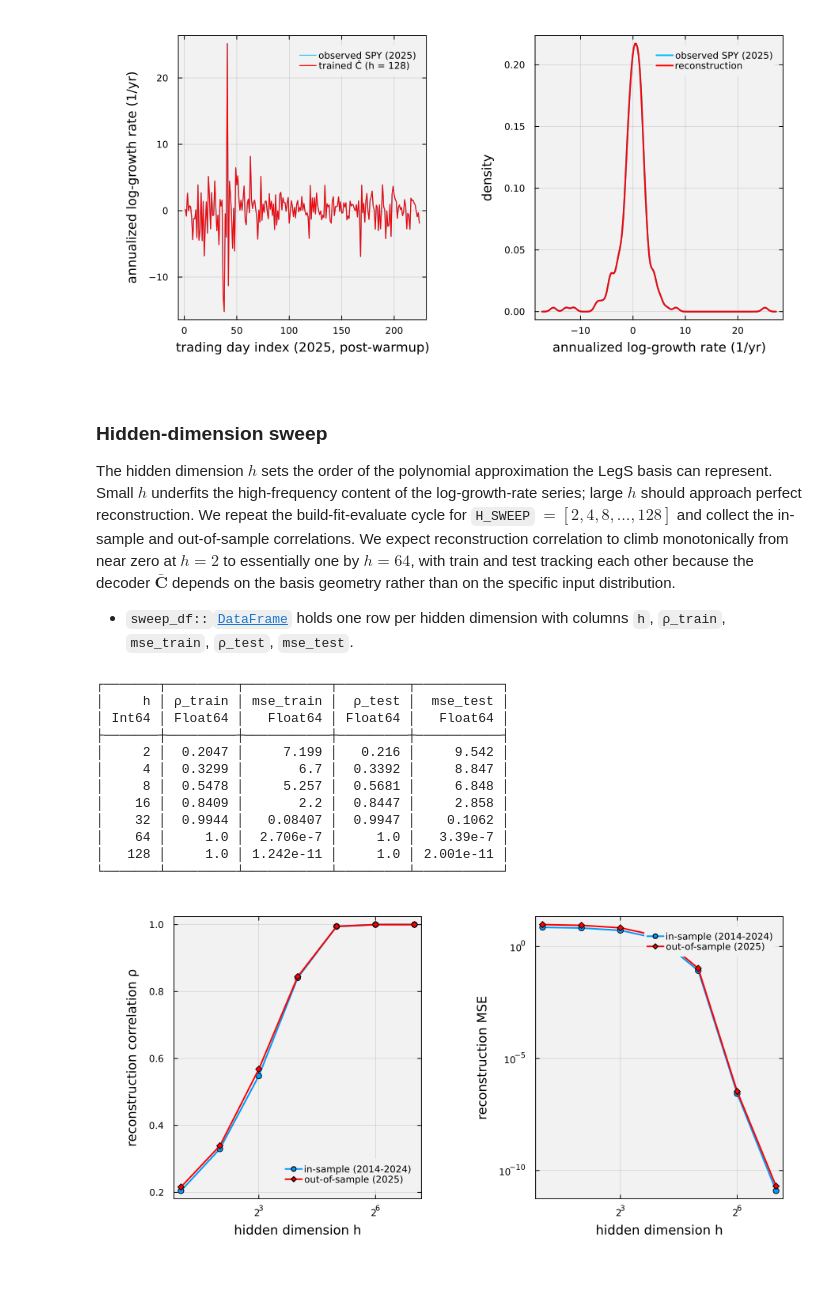
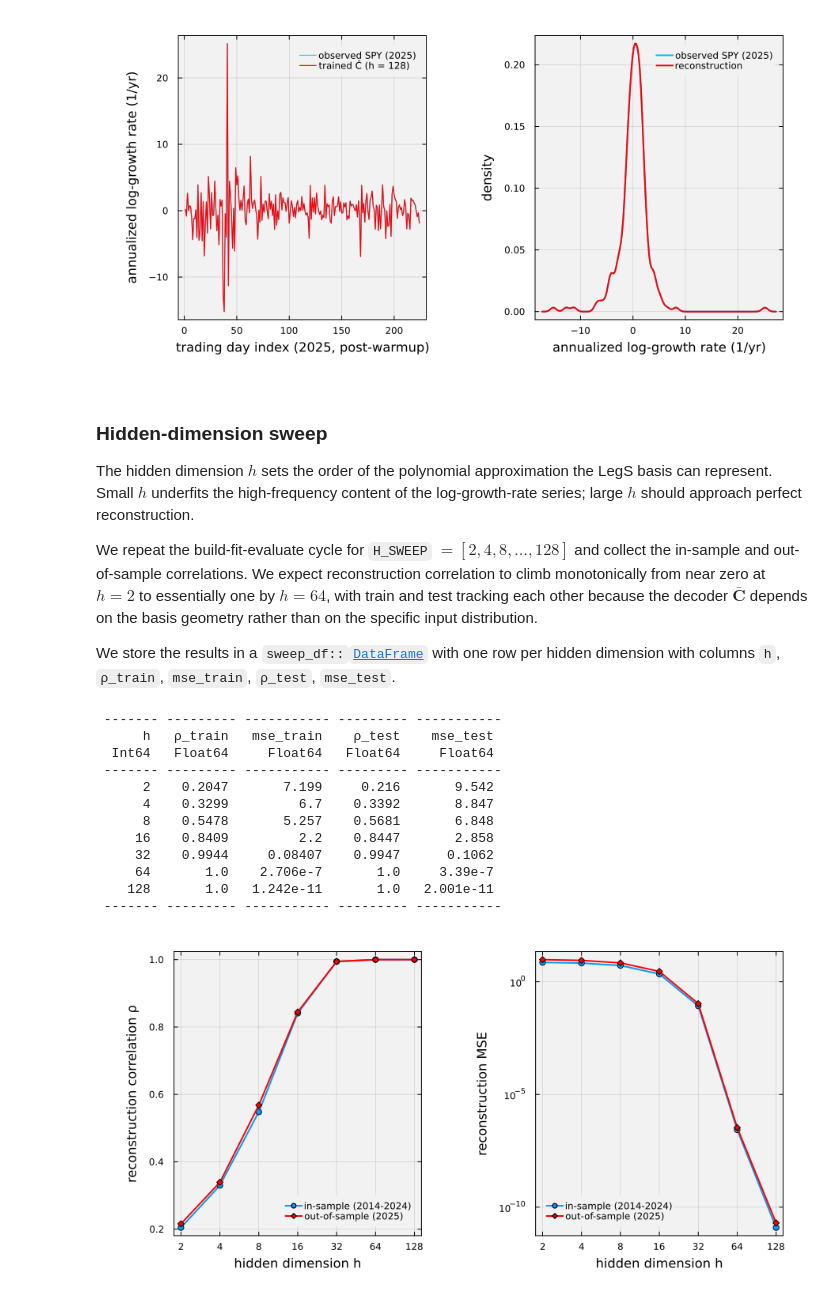
Before and after one commit to varnerlab/CHEME-5820-Lectures-Spring-2026, a Jupyter notebook: lectures/week-14/L14a/CHEME-5820-L14a-Example-Hippo-SSM-Spring-2026.ipynb, the cells around one changed output. Cells and saved outputs as stored; diff of their text form; code cells hidden in the pictures.

```diff
--- a/lectures/week-14/L14a/CHEME-5820-L14a-Example-Hippo-SSM-Spring-2026.ipynb
+++ b/lectures/week-14/L14a/CHEME-5820-L14a-Example-Hippo-SSM-Spring-2026.ipynb
@@ -289,9 +299,11 @@ end
 [figure]
 # %% [markdown]
 ### Hidden-dimension sweep
-The hidden dimension $h$ sets the order of the polynomial approximation the LegS basis can represent. Small $h$ underfits the high-frequency content of the log-growth-rate series; large $h$ should approach perfect reconstruction. We repeat the build-fit-evaluate cycle for `H_SWEEP` $= [2, 4, 8, \ldots, 128]$ and collect the in-sample and out-of-sample correlations. We expect reconstruction correlation to climb monotonically from near zero at $h = 2$ to essentially one by $h = 64$, with train and test tracking each other because the decoder $\bar{\mathbf{C}}$ depends on the basis geometry rather than on the specific input distribution.
+The hidden dimension $h$ sets the order of the polynomial approximation the LegS basis can represent. Small $h$ underfits the high-frequency content of the log-growth-rate series; large $h$ should approach perfect reconstruction.
 
-* `sweep_df::`[`DataFrame`](https://dataframes.juliadata.org/stable/lib/types/#DataFrames.DataFrame) holds one row per hidden dimension with columns `h`, `ρ_train`, `mse_train`, `ρ_test`, `mse_test`.
+We repeat the build-fit-evaluate cycle for `H_SWEEP` $= [2, 4, 8, \ldots, 128]$ and collect the in-sample and out-of-sample correlations. We expect reconstruction correlation to climb monotonically from near zero at $h = 2$ to essentially one by $h = 64$, with train and test tracking each other because the decoder $\bar{\mathbf{C}}$ depends on the basis geometry rather than on the specific input distribution.
+
+We store the results in a `sweep_df::`[`DataFrame`](https://dataframes.juliadata.org/stable/lib/types/#DataFrames.DataFrame) with one row per hidden dimension with columns `h`, `ρ_train`, `mse_train`, `ρ_test`, `mse_test`.
 # %%
 sweep_df = let
     df = DataFrame(h = Int[], ρ_train = Float64[], mse_train = Float64[], ρ_test = Float64[], mse_test = Float64[])
@@ -312,46 +324,57 @@ sweep_df = let
     end
     pretty_table(df;
         backend = :text,
+        table_format = TextTableFormat(borders = text_table_borders__compact),
         formatters = [(v, i, j) -> v isa AbstractFloat ? round(v; sigdigits = 4) : v])
     df
 end;
 # %% [output]
-┌───────┬─────────┬───────────┬─────────┬───────────┐
-│     h │ ρ_train │ mse_train │  ρ_test │  mse_test │
-│ Int64 │ Float64 │   Float64 │ Float64 │   Float64 │
-├───────┼─────────┼───────────┼─────────┼───────────┤
-│     2 │  0.2047 │     7.199 │   0.216 │     9.542 │
-│     4 │  0.3299 │       6.7 │  0.3392 │     8.847 │
-│     8 │  0.5478 │     5.257 │  0.5681 │     6.848 │
-│    16 │  0.8409 │       2.2 │  0.8447 │     2.858 │
-│    32 │  0.9944 │   0.08407 │  0.9947 │    0.1062 │
-│    64 │     1.0 │  2.706e-7 │     1.0 │   3.39e-7 │
-│   128 │     1.0 │ 1.242e-11 │     1.0 │ 2.001e-11 │
-└───────┴─────────┴───────────┴─────────┴───────────┘
+ ------- --------- ----------- --------- -----------
+      h   ρ_train   mse_train    ρ_test    mse_test
+  Int64   Float64     Float64   Float64     Float64
+ ------- --------- ----------- --------- -----------
+      2    0.2047       7.199     0.216       9.542
+      4    0.3299         6.7    0.3392       8.847
+      8    0.5478       5.257    0.5681       6.848
+     16    0.8409         2.2    0.8447       2.858
+     32    0.9944     0.08407    0.9947      0.1062
+     64       1.0    2.706e-7       1.0     3.39e-7
+    128       1.0   1.242e-11       1.0   2.001e-11
+ ------- --------- ----------- --------- -----------
 # %%
 let
+
+    # Left subplot: in-sample and out-of-sample reconstruction correlation vs hidden dimension.
     p1 = plot(sweep_df.h, sweep_df.ρ_train;
         label = "in-sample (2014-2024)", lw = 2, marker = :circle,
         xlabel = "hidden dimension h", ylabel = "reconstruction correlation ρ",
-        xscale = :log2, legend = :bottomright,
+        xscale = :log2, xticks = (H_SWEEP, string.(H_SWEEP)),
+        legend = :bottomright,
         bg = "gray95", background_color_outside = "white",
         framestyle = :box, fg_legend = :transparent)
     plot!(p1, sweep_df.h, sweep_df.ρ_test;
         label = "out-of-sample (2025)", lw = 2, marker = :diamond, c = :red)
 
+    # Right subplot: in-sample and out-of-sample reconstruction MSE vs hidden dimension.
     p2 = plot(sweep_df.h, sweep_df.mse_train;
         label = "in-sample (2014-2024)", lw = 2, marker = :circle,
         xlabel = "hidden dimension h", ylabel = "reconstruction MSE",
-        xscale = :log2, yscale = :log10, legend = :topright,
+        xscale = :log2, xticks = (H_SWEEP, string.(H_SWEEP)),
+        yscale = :log10, legend = :bottomleft,
         bg = "gray95", background_color_outside = "white",
         framestyle = :box, fg_legend = :transparent)
     plot!(p2, sweep_df.h, sweep_df.mse_test;
         label = "out-of-sample (2025)", lw = 2, marker = :diamond, c = :red)
 
-    plot(p1, p2; layout = (1, 2), size = (900, 460), left_margin = 12Plots.mm, bottom_margin = 10Plots.mm, right_margin = 6Plots.mm, top_margin = 4Plots.mm)
+    # make a 1 x 2 grid of subplots with shared margins.
+    plot(p1, p2; layout = (1, 2), size = (900, 460),
+        left_margin = 12Plots.mm,
+        bottom_margin = 10Plots.mm,
+        right_margin = 6Plots.mm,
+        top_margin = 4Plots.mm);
 end
 # %% [output]
-[figure, old version]
+[figure, new version]
 # %% [markdown]
 ___
 
```
Also changed, not shown: parts of 13 cells of this notebook, 1 other file.
